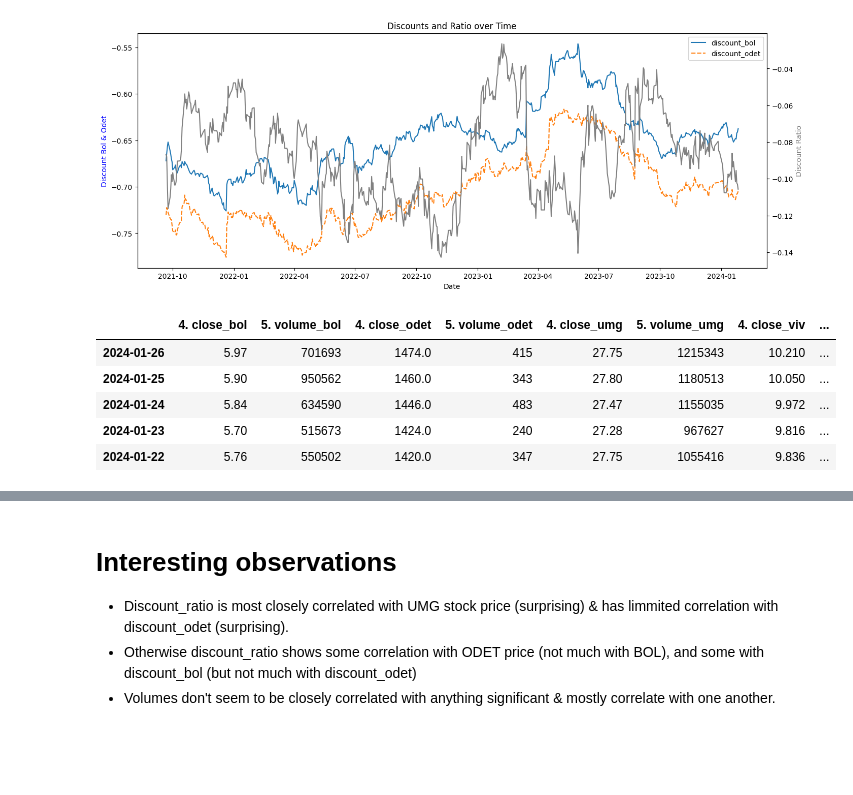
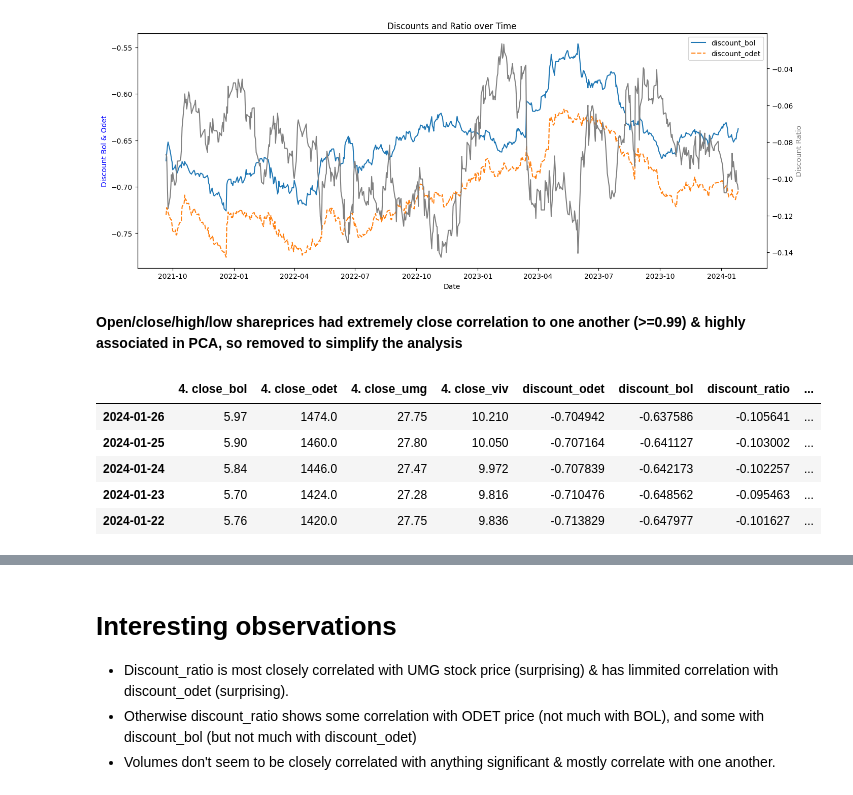
Before and after one commit to DrGodfrey/data-analysis-bollore-odet-group, a Jupyter notebook: valuation-bollore-odet.ipynb, the cells around one changed output, grey strips where cells are left out. Cells and saved outputs as stored; diff of their text form; code cells hidden in the pictures; blank space fills up the shorter version.

```diff
--- a/valuation-bollore-odet.ipynb
+++ b/valuation-bollore-odet.ipynb
@@ -335,8 +335,9 @@ main_df["discount_bol"] = main_df.apply(lambda row: bollore_discount(row[time_pr
 main_df["discount_ratio"] = 1 - main_df["discount_odet"] / main_df["discount_bol"]
 
 # although mainly focussed on discount, Odet/Bollore price ratio is probably a useful feature too?
-main_df["price_ratio"] = main_df[time_price + "_odet"] / main_df[time_price + "_bol"]
+normalisation_factor = main_df[time_price + "_odet"].mean() / main_df[time_price + "_bol"].mean()
+main_df["price_ratio"] = (main_df[time_price + "_odet"] / main_df[time_price + "_bol"]) / normalisation_factor
 
-print(main_df)
+print(main_df.head())
 # %% [output]
             1. open_bol  2. high_bol  3. low_bol  4. close_bol  5. volume_bol  \
@@ -391,19 +392,22 @@ def remove_columns_starting_with(start_df, prefixes_to_remove):
     columns_to_remove = [col for col in start_df.columns if any(col.startswith(prefix) for prefix in prefixes_to_remove)]
     return_df = start_df.drop(columns=columns_to_remove)
     return return_df
+# %% [markdown]
+**Open/close/high/low shareprices had extremely close correlation to one another (>=0.99) & highly associated in PCA, so removed to simplify the analysis**
 # %%
 # Feature engineering (feature selection)
 # Removing all columns for open/high/low price for now (so we can focus on closing price)
-columns_to_remove = [col for col in main_df.columns if any(col.startswith(prefix) for prefix in ('1. open', '2. high', '3. low'))]
+columns_to_remove = [col for col in main_df.columns if any(col.startswith(prefix) for prefix in ('1. open', '2. high', '3. low', '5. volume'))]
 # if col.startswith('1. open') or col.startswith('2. high') ... would have been alternate approach
 
 end_day_df = main_df.drop(columns=columns_to_remove)
+#NOTE - open/close/high/low shareprices had extremely close correlation to one another (>=0.99) & highly associated in PCA, so removed to simplify the analysis
 
 end_day_df.head()
 # %% [output]
-|  | 4. close_bol | 5. volume_bol | 4. close_odet | 5. volume_odet | 4. close_umg | 5. volume_umg | 4. close_viv | ... |
-| 2024-01-26 | 5.97 | 701693 | 1474.0 | 415 | 27.75 | 1215343 | 10.210 | ... |
-| 2024-01-25 | 5.90 | 950562 | 1460.0 | 343 | 27.80 | 1180513 | 10.050 | ... |
-| 2024-01-24 | 5.84 | 634590 | 1446.0 | 483 | 27.47 | 1155035 | 9.972 | ... |
-| 2024-01-23 | 5.70 | 515673 | 1424.0 | 240 | 27.28 | 967627 | 9.816 | ... |
-| 2024-01-22 | 5.76 | 550502 | 1420.0 | 347 | 27.75 | 1055416 | 9.836 | ... |
+|  | 4. close_bol | 4. close_odet | 4. close_umg | 4. close_viv | discount_odet | discount_bol | discount_ratio | ... |
+| 2024-01-26 | 5.97 | 1474.0 | 27.75 | 10.210 | -0.704942 | -0.637586 | -0.105641 | ... |
+| 2024-01-25 | 5.90 | 1460.0 | 27.80 | 10.050 | -0.707164 | -0.641127 | -0.103002 | ... |
+| 2024-01-24 | 5.84 | 1446.0 | 27.47 | 9.972 | -0.707839 | -0.642173 | -0.102257 | ... |
+| 2024-01-23 | 5.70 | 1424.0 | 27.28 | 9.816 | -0.710476 | -0.648562 | -0.095463 | ... |
+| 2024-01-22 | 5.76 | 1420.0 | 27.75 | 9.836 | -0.713829 | -0.647977 | -0.101627 | ... |
```
Also changed, not shown: parts of 14 cells of this notebook.
